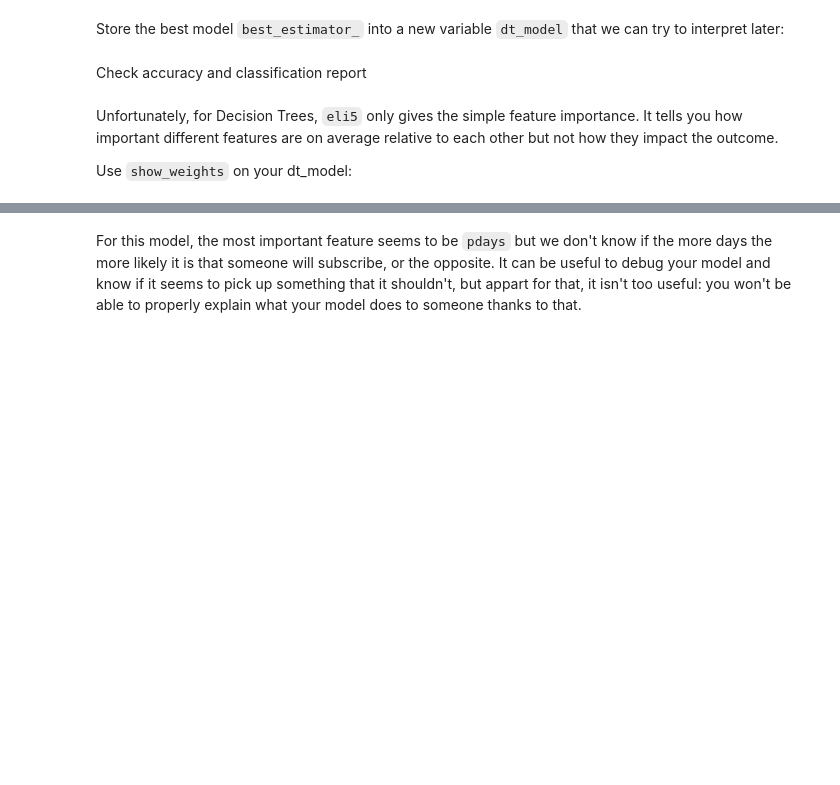
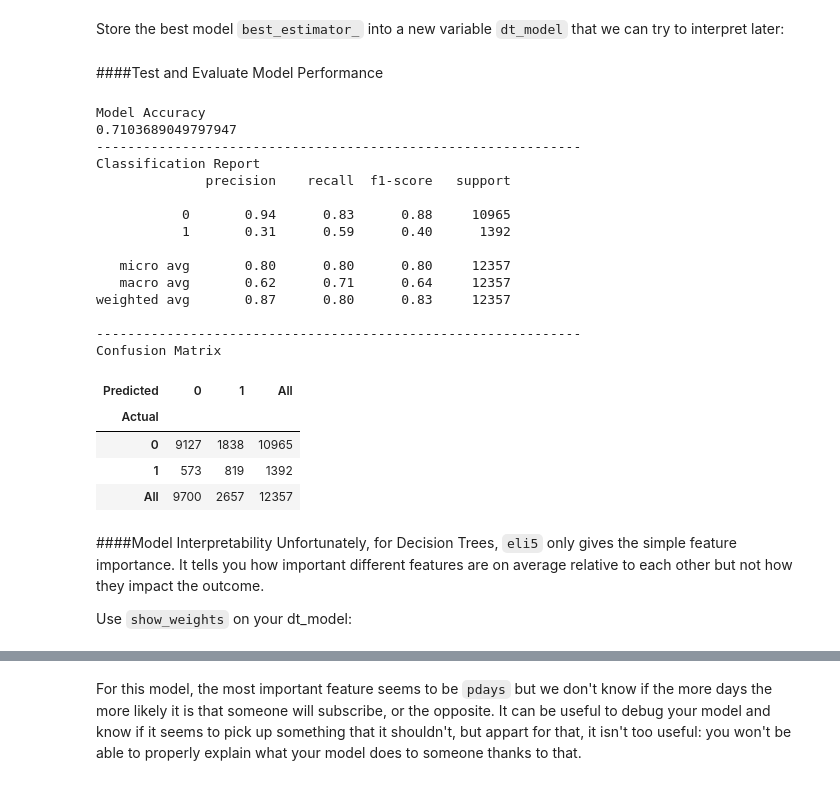
Before and after one commit to mvfolino68/PyconUS_2019-model-interpretability-tutorial, a Jupyter notebook: Machine_Learning_Example.ipynb, the cells around one changed output, grey strips where cells are left out. Cells and saved outputs as stored; diff of their text form; code cells hidden in the pictures; blank space fills up the shorter version.

```diff
--- a/Machine_Learning_Example.ipynb
+++ b/Machine_Learning_Example.ipynb
@@ -455,5 +485,3 @@ print(gs.best_score_)
 Store the best model `best_estimator_` into a new variable `dt_model` that we can try to interpret later:
 # %%
 dt_model = gs.best_estimator_
-# %% [markdown]
-Check accuracy and classification report
@@ -465,4 +488,42 @@ print(classification_report(y_test, y_pred))
+# %% [markdown]
+####Test and Evaluate Model Performance
+# %%
+# Generate Predictions classification report and confusion matrix
+y_pred = dt_model.predict(X_test)
+dtacc = balanced_accuracy_score(y_test, y_pred)
+print('Model Accuracy')
+print(dtacc)
+print('--------------------------------------------------------------')
+print('Classification Report')
+print(classification_report(y_test, y_pred))
+print('--------------------------------------------------------------')
+print('Confusion Matrix')
+df_confusion = pd.crosstab(y_test, y_pred)
+df_confusion = pd.crosstab(y_test, y_pred, rownames=['Actual'], colnames=['Predicted'], margins=True)
+df_confusion
+# %% [output]
+Model Accuracy
+0.7103689049797947
+--------------------------------------------------------------
+Classification Report
+              precision    recall  f1-score   support
+
+           0       0.94      0.83      0.88     10965
+           1       0.31      0.59      0.40      1392
+
+   micro avg       0.80      0.80      0.80     12357
+   macro avg       0.62      0.71      0.64     12357
+weighted avg       0.87      0.80      0.83     12357
+
+--------------------------------------------------------------
+Confusion Matrix
+| Predicted | 0 | 1 | All |
+| Actual |  |  |  |
+| 0 | 9127 | 1838 | 10965 |
+| 1 | 573 | 819 | 1392 |
+| All | 9700 | 2657 | 12357 |
 # %% [markdown]
+####Model Interpretability
 Unfortunately, for Decision Trees, `eli5` only gives the simple feature importance. It tells you how important different features are on average relative to each other but not how they impact the outcome.
 
 Use `show_weights` on your dt_model:
```
Also changed, not shown: parts of 18 cells of this notebook.
